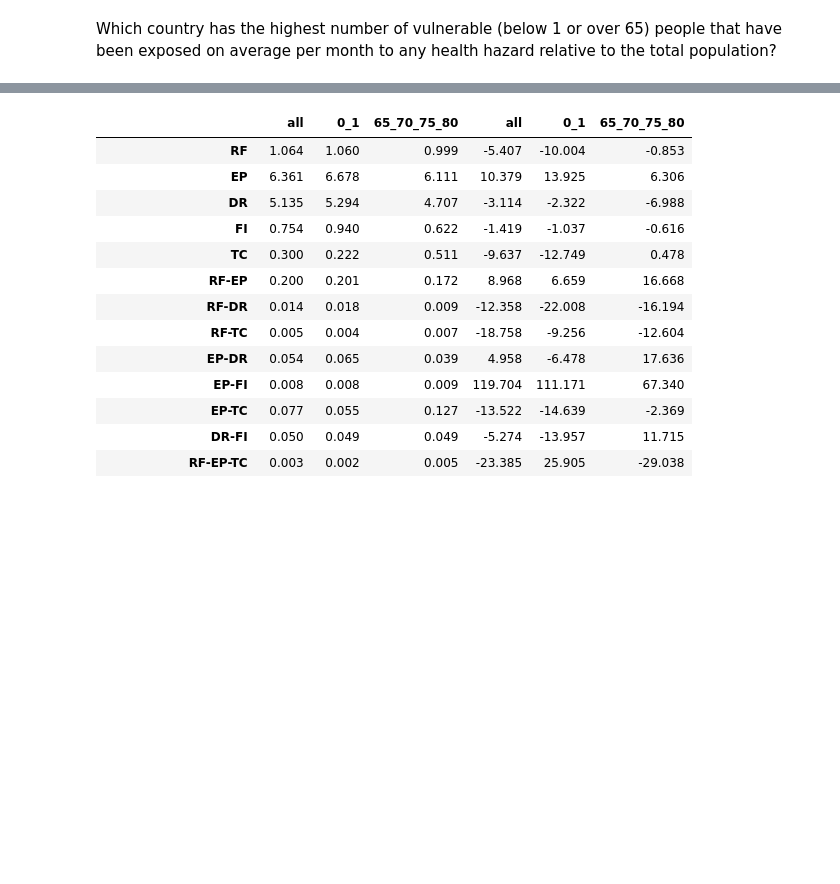
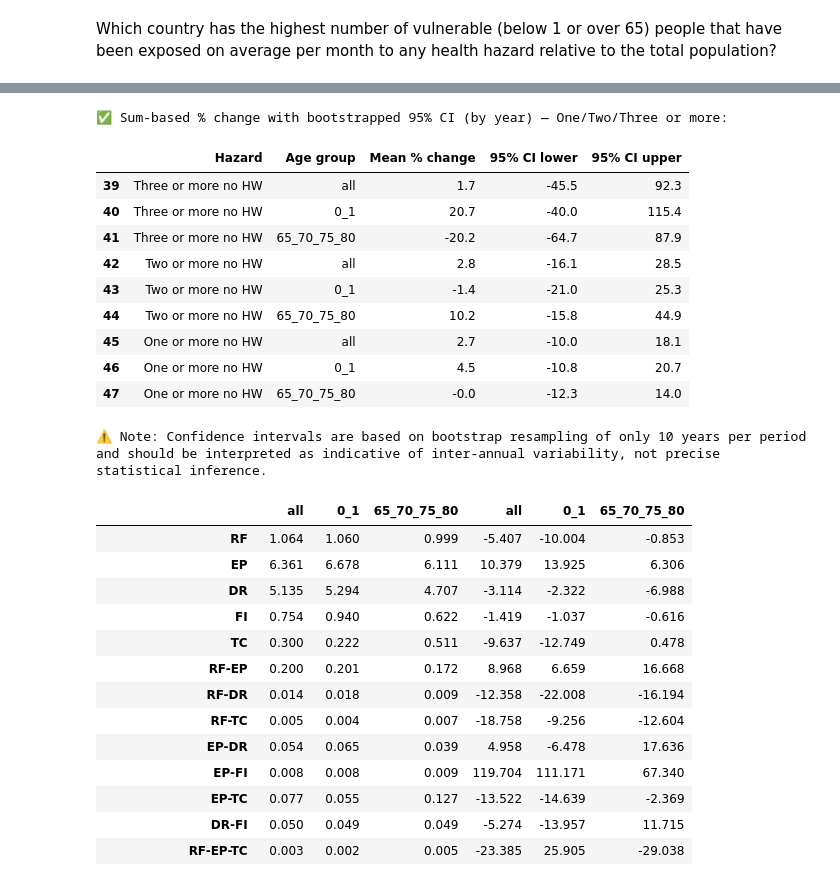
Before and after one commit to zeliest/health_multi_risk, a Jupyter notebook: results/n_month_no_hw.ipynb, the cells around one changed output, grey strips where cells are left out. Saved outputs shown, nothing was run; the diff lists cells and outputs as text; code cells hidden in the pictures; blank space fills up the shorter version.

Commit message:
Add bootstrap to calculate confidence interval

```diff
--- a/results/n_month_no_hw.ipynb
+++ b/results/n_month_no_hw.ipynb
@@ -166,3 +285,25 @@ df_diff = df_diff.dropna()
+# %%
+# filter only "One or more", "Two or more", "Three or more"
+mask = df_bootstrap['Hazard'].isin(['One or more no HW', 'Two or more no HW', 'Three or more no HW'])
+df_bootstrap_subset = df_bootstrap[mask]
+
+print("✅ Sum-based % change with bootstrapped 95% CI (by year) — One/Two/Three or more:")
+display(df_bootstrap_subset)
+
+print("\n⚠️ Note: Confidence intervals are based on bootstrap resampling of only 10 years per period and should be interpreted as indicative of inter-annual variability, not precise statistical inference.")
+# %% [output]
+✅ Sum-based % change with bootstrapped 95% CI (by year) — One/Two/Three or more:
+|  | Hazard | Age group | Mean % change | 95% CI lower | 95% CI upper |
+| 39 | Three or more no HW | all | 1.7 | -45.5 | 92.3 |
+| 40 | Three or more no HW | 0_1 | 20.7 | -40.0 | 115.4 |
+| 41 | Three or more no HW | 65_70_75_80 | -20.2 | -64.7 | 87.9 |
+| 42 | Two or more no HW | all | 2.8 | -16.1 | 28.5 |
+| 43 | Two or more no HW | 0_1 | -1.4 | -21.0 | 25.3 |
+| 44 | Two or more no HW | 65_70_75_80 | 10.2 | -15.8 | 44.9 |
+| 45 | One or more no HW | all | 2.7 | -10.0 | 18.1 |
+| 46 | One or more no HW | 0_1 | 4.5 | -10.8 | 20.7 |
+| 47 | One or more no HW | 65_70_75_80 | -0.0 | -12.3 | 14.0 |
+⚠️ Note: Confidence intervals are based on bootstrap resampling of only 10 years per period and should be interpreted as indicative of inter-annual variability, not precise statistical inference.
 # %%
 combis = ['HW',
  'DR-HW',
```
Also changed, not shown: parts of 5 cells of this notebook, 1 other file.
